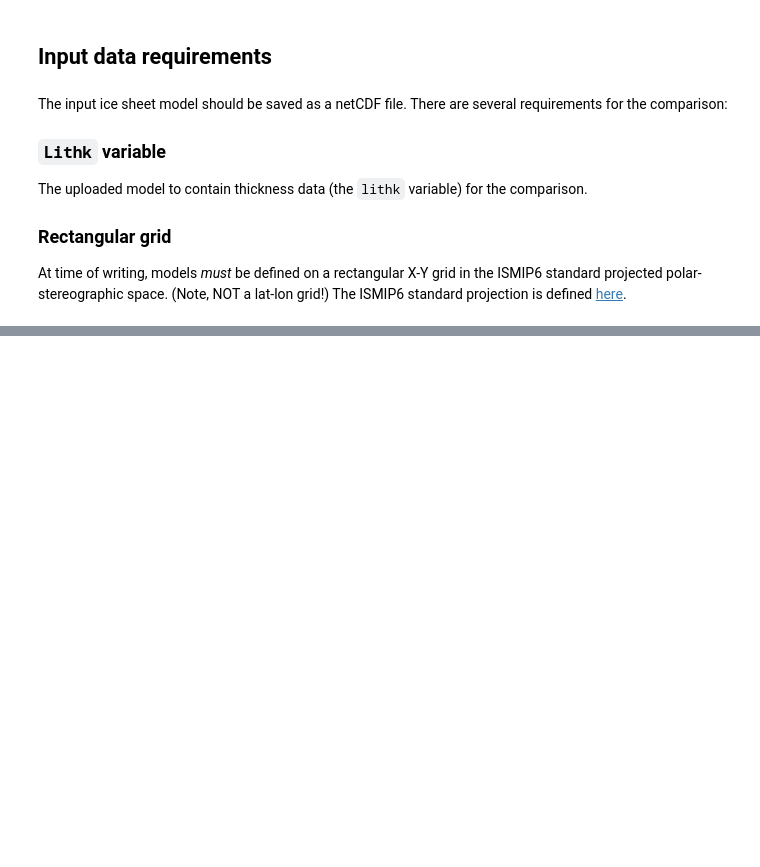
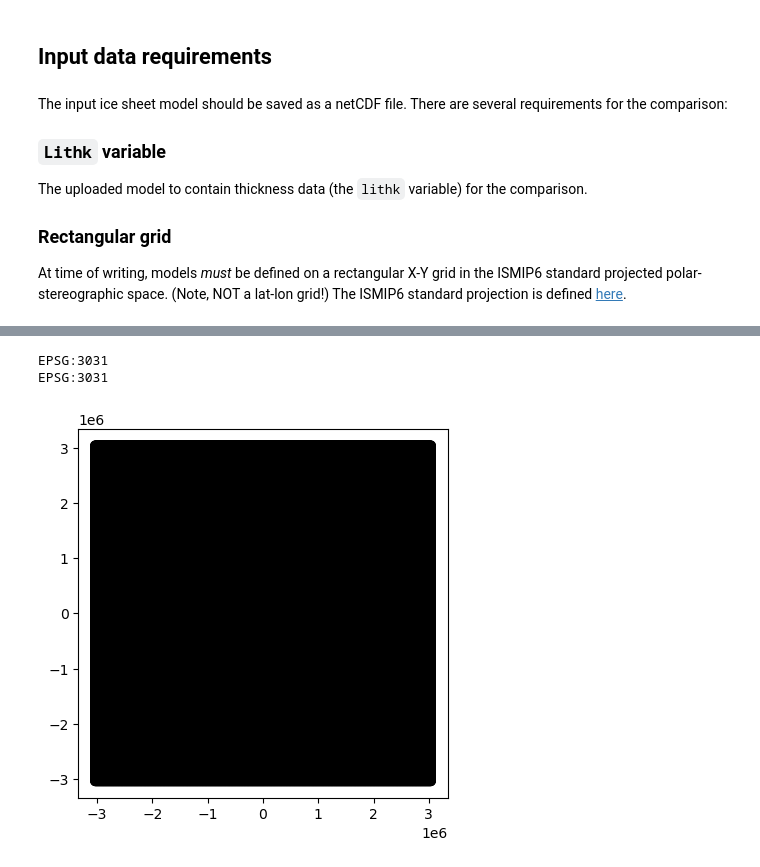
Before and after one commit to erikasy23/CmCt, a Jupyter notebook: notebooks/IMBIE/imbie_frontend.ipynb, the cells around one changed output, grey strips where cells are left out. Drawn from its saved outputs; the diff is of its cells as text; code cells hidden in the pictures; blank space fills up the shorter version.

```diff
--- a/notebooks/IMBIE/imbie_frontend.ipynb
+++ b/notebooks/IMBIE/imbie_frontend.ipynb
@@ -42,19 +50,31 @@ import numpy as np
 import geopandas as gpd
 from shapely.geometry import Point
 import pandas as pd
+import cftime  # Ensure cftime is imported
 
 # Load the dataset(model data)
-nc_filename='/home/jovyan/CmCt/notebooks/Gravimetry/lithk_GIS_JPL_ISSM_asmb.nc'
 gis_ds = xr.open_dataset(nc_filename)
 lithk = gis_ds['lithk']
 
-# Define start and end dates
-start_date = np.datetime64('2000-01-01')
-end_date = np.datetime64('2015-01-01')
+#################
+# # Define start and end dates
+# start_date = np.datetime64('2000-01-01')
+# end_date = np.datetime64('2015-01-01')
 
-# Interpolate lithk values at the start and end dates
-lithk_start = lithk.interp(time=start_date).data.transpose().flatten()
-lithk_end = lithk.interp(time=end_date).data.transpose().flatten()
+# # Interpolate lithk values at the start and end dates
+# lithk_start = lithk.interp(time=start_date).data.transpose().flatten()
+# lithk_end = lithk.interp(time=end_date).data.transpose().flatten()
+
+#################
+# Convert the start and end dates to cftime.datetime objects
+start_date = cftime.DatetimeNoLeap(2006, 1, 1)
+end_date = cftime.DatetimeNoLeap(2015, 1, 1)
+
+# Interpolate lithk values at the start and end dates using the nearest method
+lithk_start = lithk.sel(time=start_date, method='nearest').data
+lithk_end = lithk.sel(time=end_date, method='nearest').data
+
+################
 
 # Calculate the difference
 lithk_delta = lithk_end - lithk_start
@@ -89,13 +109,14 @@ lithk_df = pd.DataFrame({
 })
 
 # Convert DataFrame to GeoDataFrame
-lithk_gdf = gpd.GeoDataFrame(lithk_df, geometry='geometry', crs="EPSG:3413")
+# lithk_gdf = gpd.GeoDataFrame(lithk_df, geometry='geometry', crs="EPSG:3413")
+lithk_gdf = gpd.GeoDataFrame(lithk_df, geometry='geometry', crs="EPSG:3031")
 
 
 
-shapefile_path = "/home/jovyan/CmCt/notebooks/IMBIE/Greenland_Basins_PS_v1.4.2/Greenland_Basins_PS_v1.4.2.shp"
 # Load basin shapefile
 basins_gdf = gpd.read_file(shapefile_path)
+
 # ensure it's in the same CRS
 # basins_gdf = basins_gdf.to_crs("EPSG:3413")
 
@@ -113,0 +153,20 @@ print('Total_mass_change_sum =', model_total_mass_balance)
+# %%
+print(basins_gdf.crs)
+# # Access the time coordinate
+# time_coords = gis_ds['time']
+# time_coords
+# # start_date
+print(lithk_gdf.crs)
+# %% [output]
+EPSG:3031
+EPSG:3031
+# %%
+import matplotlib.pyplot as plt
+
+fig, ax = plt.subplots()
+# basins_gdf.plot(ax=ax, color='none', edgecolor='k')
+# lithk_gdf.plot(ax=ax, color='red', markersize=1)
+lithk_gdf.plot(ax=ax, color='none', edgecolor='k')
+plt.show()
+# %% [output]
+[figure, added]
```
Also changed, not shown: parts of 6 cells of this notebook.
